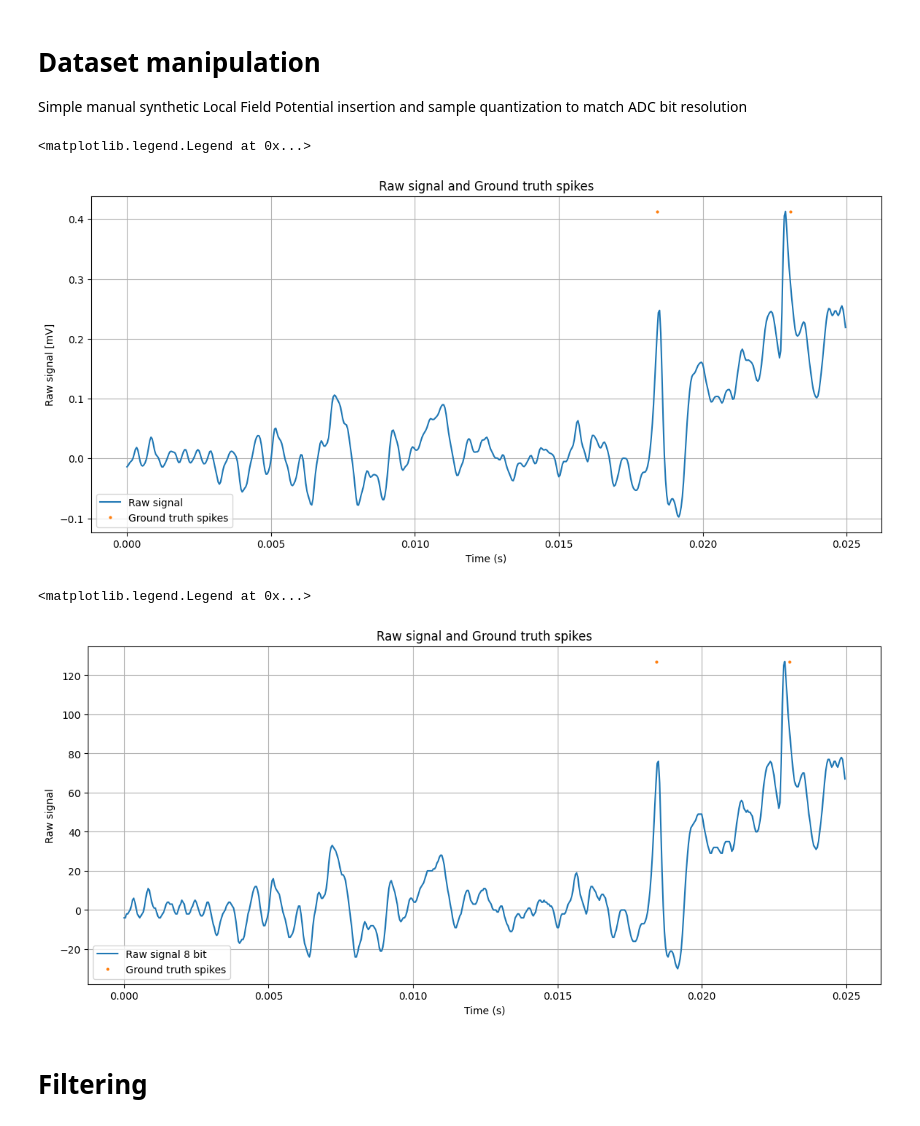
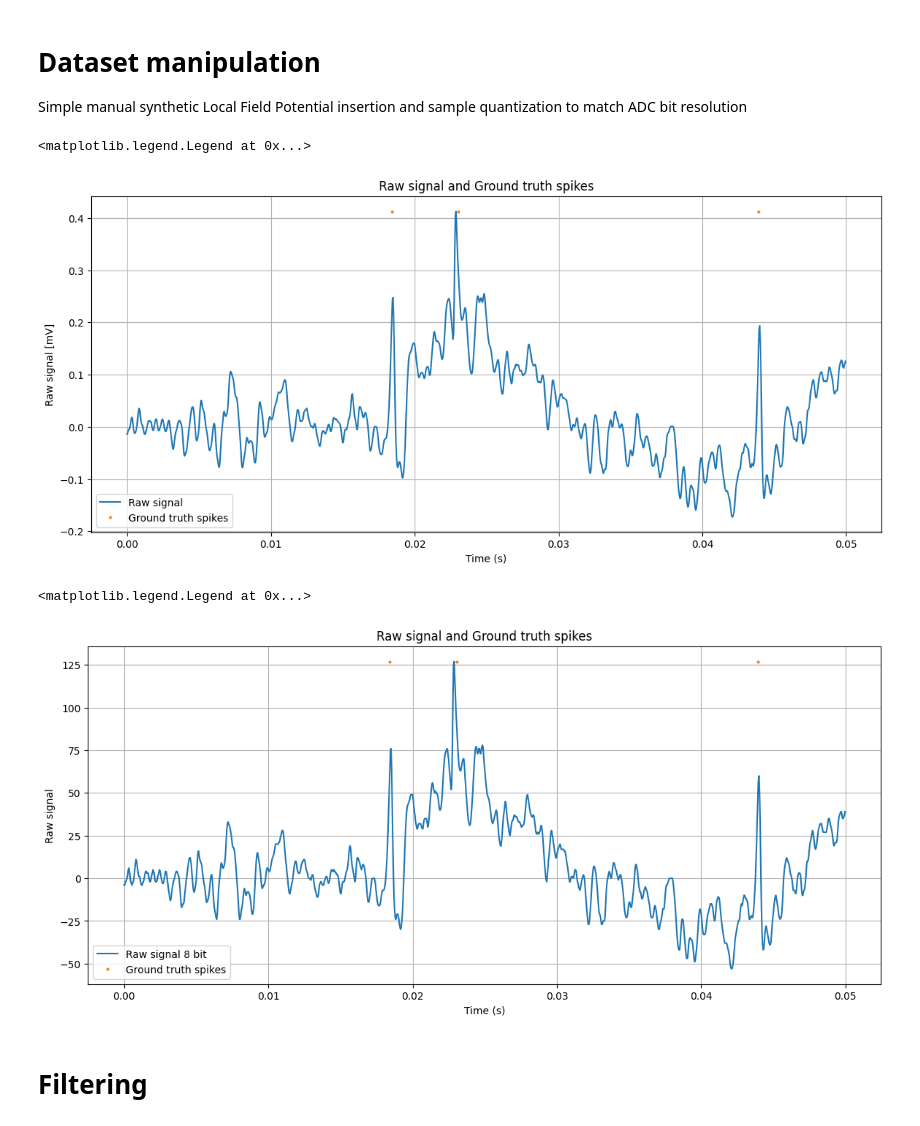
Before and after one commit to gianlucaleone/Hardware-oriented-spike-detection, a Jupyter notebook: Spike_detection.ipynb, the cells around one changed output. Drawn from its saved outputs; the diff is of its cells as text; code cells hidden in the pictures.

```diff
--- a/Spike_detection.ipynb
+++ b/Spike_detection.ipynb
@@ -71,7 +69,7 @@ import numpy as np
 
 # Use case characteristics
 fs = 24000       # Hz
-T  = 0.025       # s
+T  = 0.05       # s
 t = np.arange(0, T, 1/fs) # time vector
 n = len(t) # number of samples
 threshold_window = 0.01 # sec
@@ -137,34 +135,44 @@ ulfps = [
 ]
 
 # Build LFP for each neuron using ground-truth spike times
 lfps = [
     spikes_to_lfp(gt_time[gt_id == k], fs, T, 0.25*ulfps[k-1])
     for k in range(neurons)
 ]
 
 # Dataset and LFP combination
 # The synthetic LFP signal is added to the original dataset to produce a more
 # realistic intracortical recording, where both spikes and low-frequency
 # components are present.
 
 lfp = np.sum(lfps, axis=0)
 raw_signal = lfp[0:n]+ 0.25*raw[0:n]
 timesteps = t
 
+# save input signal as csv for ADC test
+adc = np.column_stack((timesteps, raw_signal))
+np.savetxt(
+    "adc-input.csv",
+    adc,
+    delimiter=",",
+    header="t,raw_signal",
+    comments=""
+)
+
 import matplotlib.pyplot as plt
 
 plt.figure(figsize=(14, 6))
 plt.plot(t,raw_signal,label='Raw signal')
 plt.title("Raw signal and Ground truth spikes")
 plt.grid(True)
 plt.xlabel("Time (s)")
 plt.ylabel("Raw signal [mV]")
 peak = np.max(raw_signal)
 plt.plot(timesteps[gt_time],peak*np.ones_like(gt_time),'o', markersize=2,label='Ground truth spikes')
 plt.legend(loc='lower left')
 # %% [output]
 <matplotlib.legend.Legend at 0x...>
-[figure, old version]
+[figure, new version]
 # %%
 #@title Quantization to 8 bits
 # Since the target ADC has an 8-bit resolution, we apply the same quantization
@@ -189,7 +197,7 @@ plt.plot(timesteps[gt_time],peak*np.ones_like(gt_time),'o', markersize=2,label='
 plt.legend(loc='lower left')
 # %% [output]
 <matplotlib.legend.Legend at 0x...>
-[figure, old version]
+[figure, new version]
 # %% [markdown]
 # Filtering
 # %%
```
Also changed, not shown: parts of 12 cells of this notebook.
